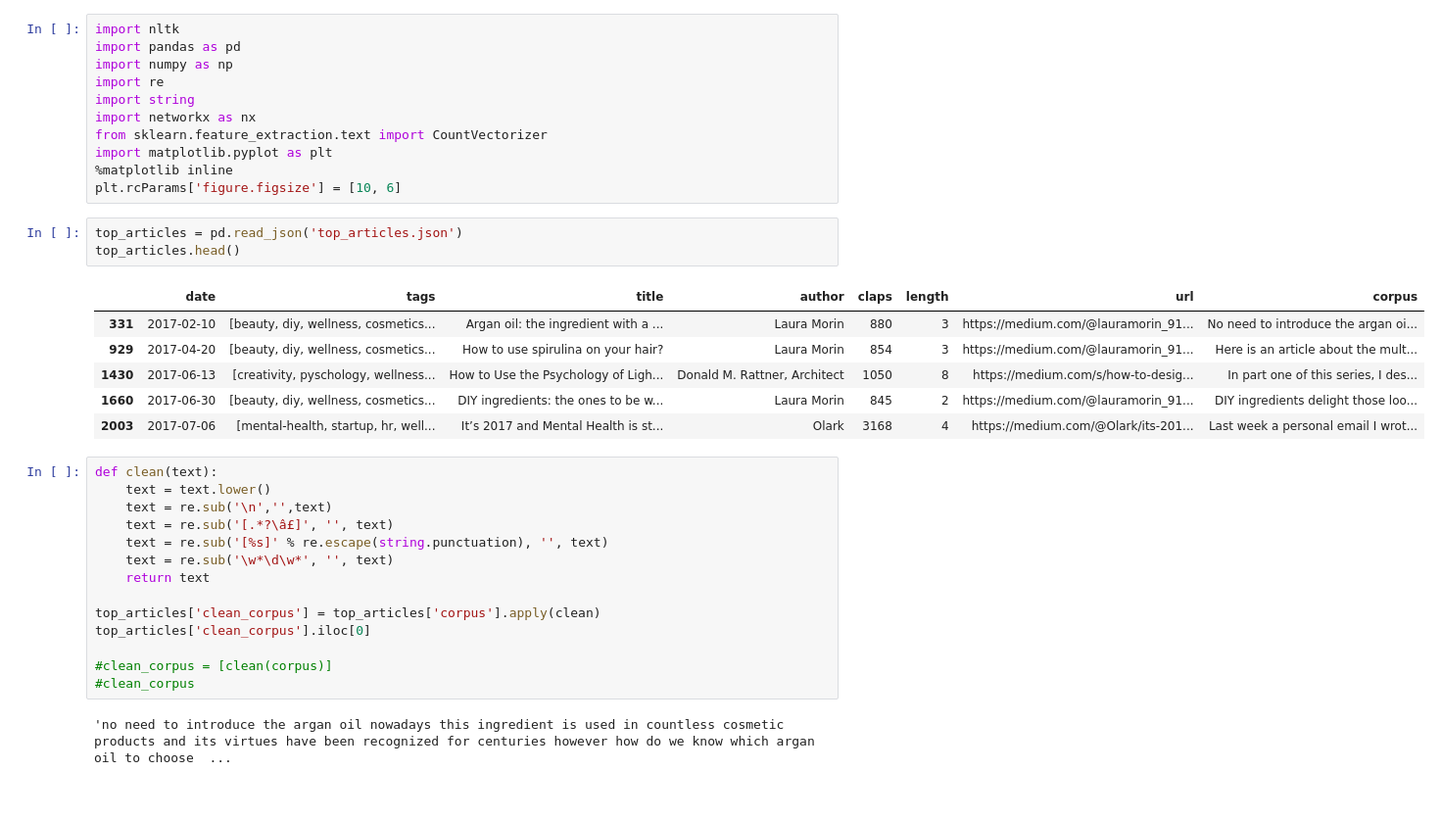
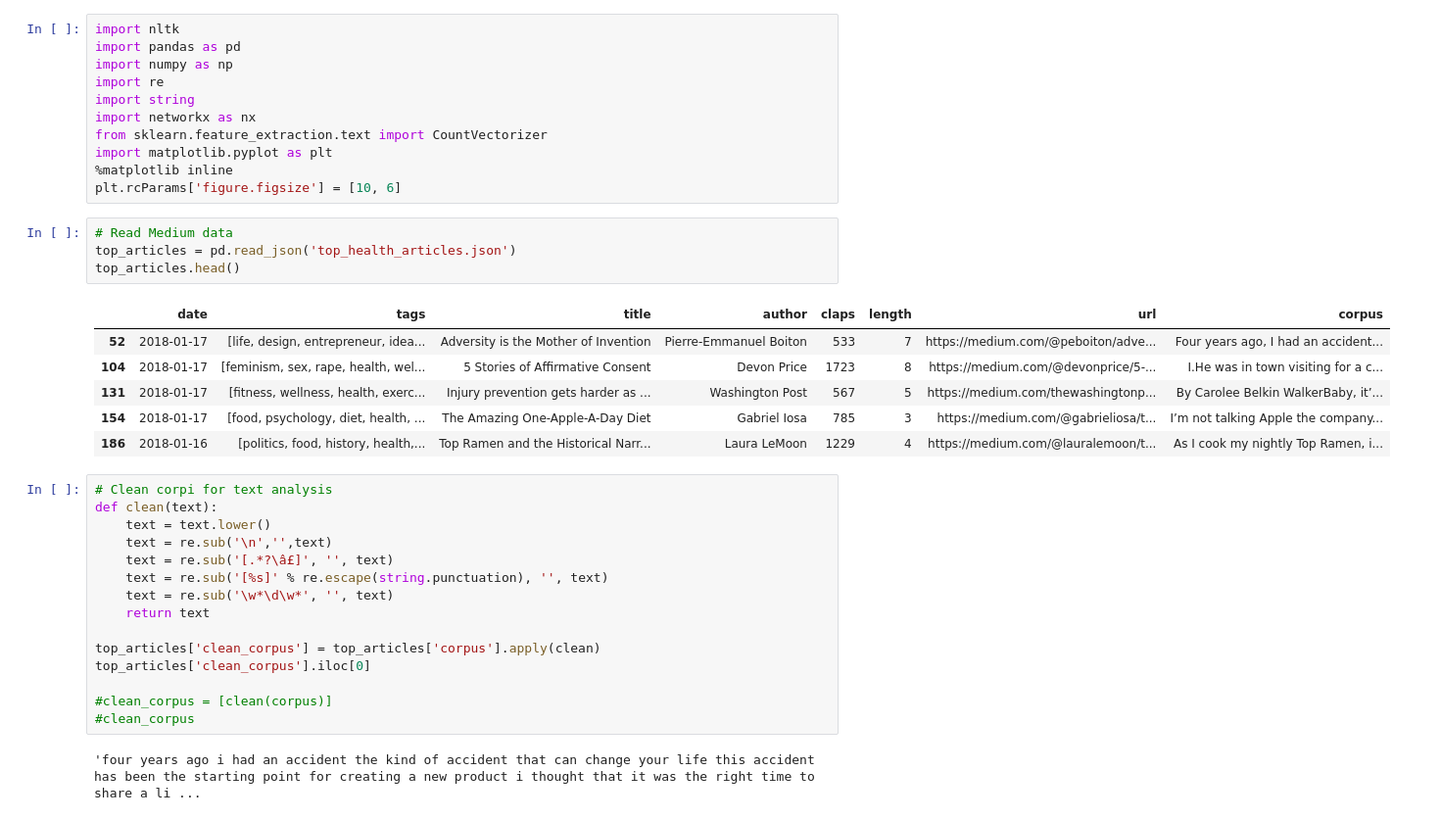
Before and after one commit to gitw3ll/content_recommendation_engine, a Jupyter notebook: text-analysis/medium_tag_scoring.ipynb, the cells around one changed output. Shown: that part at 98% size. Cells and saved outputs as stored; diff of their text form.

```diff
--- a/text-analysis/medium_tag_scoring.ipynb
+++ b/text-analysis/medium_tag_scoring.ipynb
@@ -10,16 +10,18 @@ import matplotlib.pyplot as plt
 %matplotlib inline
 plt.rcParams['figure.figsize'] = [10, 6]
 # %%
-top_articles = pd.read_json('top_articles.json')
+# Read Medium data
+top_articles = pd.read_json('top_health_articles.json')
 top_articles.head()
 # %% [output]
 |  | date | tags | title | author | claps | length | url | corpus |
-| 331 | 2017-02-10 | [beauty, diy, wellness, cosmetics... | Argan oil: the ingredient with a ... | Laura Morin | 880 | 3 | https://medium.com/@lauramorin_91... | No need to introduce the argan oi... |
-| 929 | 2017-04-20 | [beauty, diy, wellness, cosmetics... | How to use spirulina on your hair? | Laura Morin | 854 | 3 | https://medium.com/@lauramorin_91... | Here is an article about the mult... |
-| 1430 | 2017-06-13 | [creativity, pyschology, wellness... | How to Use the Psychology of Ligh... | Donald M. Rattner, Architect | 1050 | 8 | https://medium.com/s/how-to-desig... | In part one of this series, I des... |
-| 1660 | 2017-06-30 | [beauty, diy, wellness, cosmetics... | DIY ingredients: the ones to be w... | Laura Morin | 845 | 2 | https://medium.com/@lauramorin_91... | DIY ingredients delight those loo... |
-| 2003 | 2017-07-06 | [mental-health, startup, hr, well... | It’s 2017 and Mental Health is st... | Olark | 3168 | 4 | https://medium.com/@Olark/its-201... | Last week a personal email I wrot... |
+| 52 | 2018-01-17 | [life, design, entrepreneur, idea... | Adversity is the Mother of Invention | Pierre-Emmanuel Boiton | 533 | 7 | https://medium.com/@peboiton/adve... | Four years ago, I had an accident... |
+| 104 | 2018-01-17 | [feminism, sex, rape, health, wel... | 5 Stories of Affirmative Consent | Devon Price | 1723 | 8 | https://medium.com/@devonprice/5-... | I.He was in town visiting for a c... |
+| 131 | 2018-01-17 | [fitness, wellness, health, exerc... | Injury prevention gets harder as ... | Washington Post | 567 | 5 | https://medium.com/thewashingtonp... | By Carolee Belkin WalkerBaby, it’... |
+| 154 | 2018-01-17 | [food, psychology, diet, health, ... | The Amazing One-Apple-A-Day Diet | Gabriel Iosa | 785 | 3 | https://medium.com/@gabrieliosa/t... | I’m not talking Apple the company... |
+| 186 | 2018-01-16 | [politics, food, history, health,... | Top Ramen and the Historical Narr... | Laura LeMoon | 1229 | 4 | https://medium.com/@lauralemoon/t... | As I cook my nightly Top Ramen, i... |
 # %%
+# Clean corpi for text analysis
 def clean(text):
     text = text.lower()
     text = re.sub('\n','',text)
@@ -34,5 +36,5 @@ top_articles['clean_corpus'].iloc[0]
 #clean_corpus = [clean(corpus)]
 #clean_corpus
 # %% [output]
-'no need to introduce the argan oil nowadays this ingredient is used in countless cosmetic products and its virtues have been recognized for centuries however how do we know which argan oil to choose  ...
+'four years ago i had an accident the kind of accident that can change your life this accident has been the starting point for creating a new product i thought that it was the right time to share a li ...
 # %%
```
Also changed, not shown: parts of 10 cells of this notebook.
